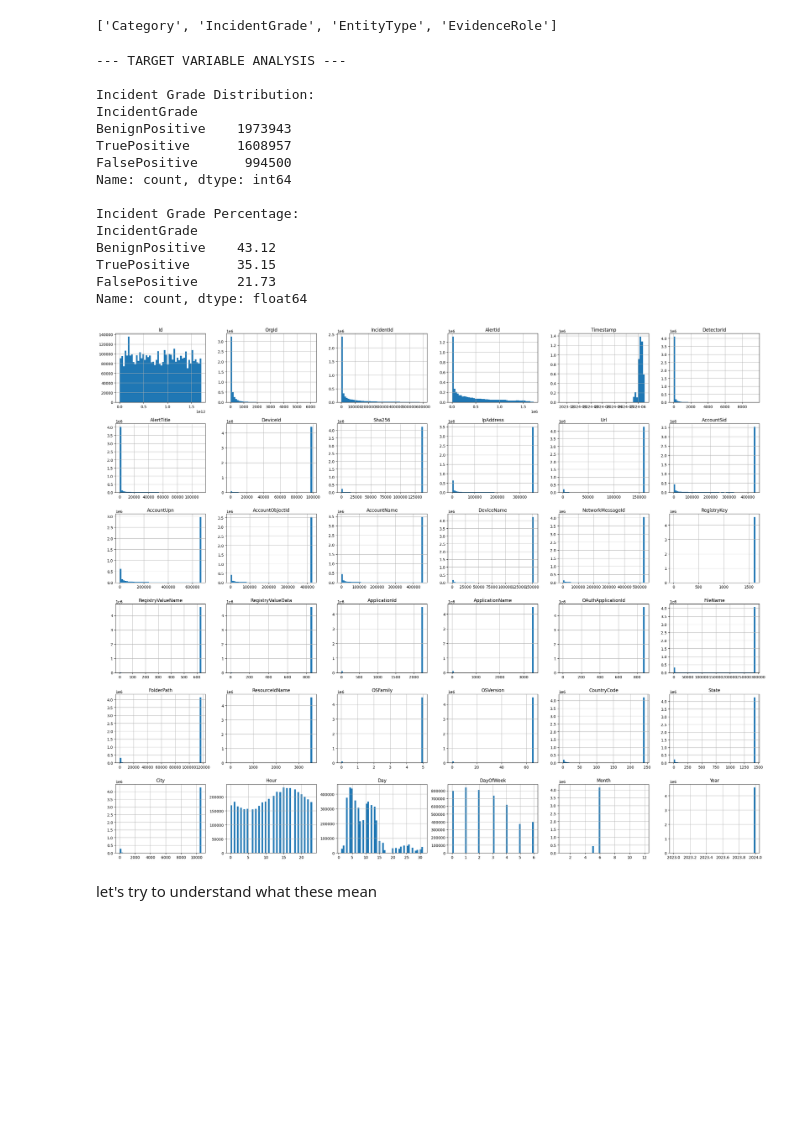
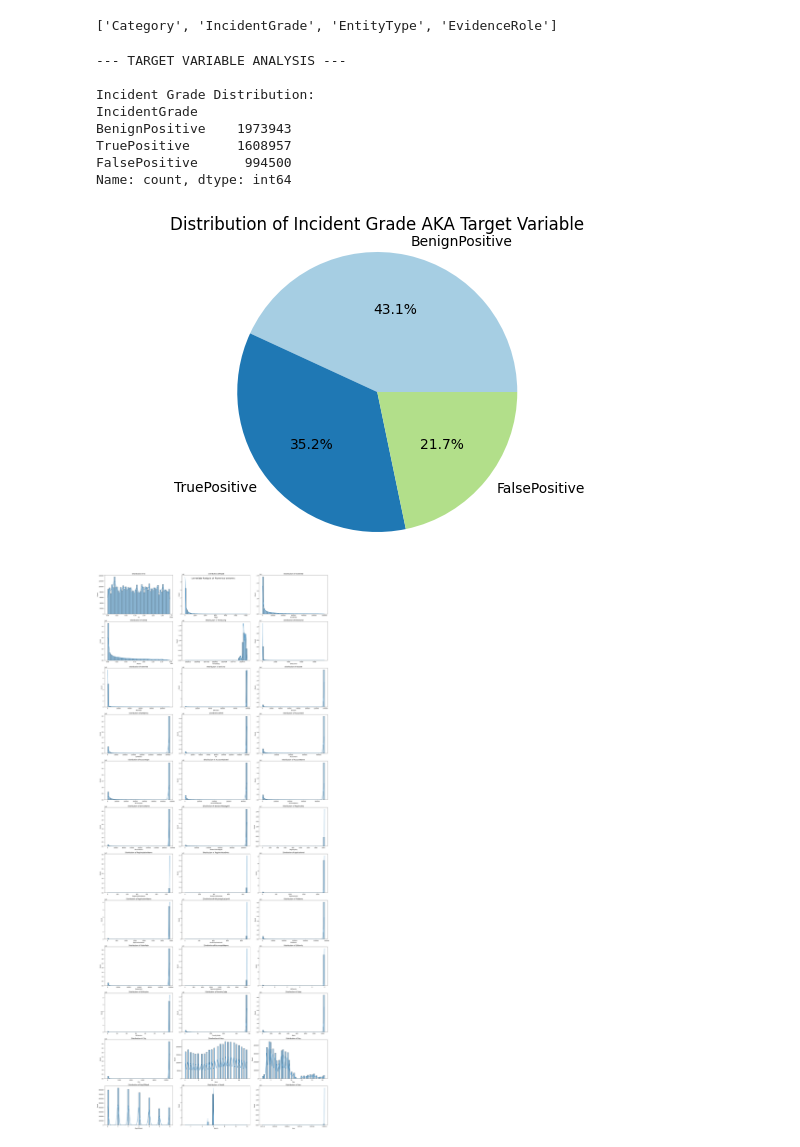
Before and after one commit to Pooja-Spandana/Guvi---Microsoft-Cybersecurity, a Jupyter notebook: Notebooks/new.ipynb, the cells around one changed output. Saved outputs shown, nothing was run; the diff lists cells and outputs as text; code cells hidden in the pictures; blank space fills up the shorter version.

```diff
--- a/Notebooks/new.ipynb
+++ b/Notebooks/new.ipynb
@@ -236,34 +236,40 @@ cat_features
 # %% [output]
 ['Category', 'IncidentGrade', 'EntityType', 'EvidenceRole']
 # %%
-# EXAMINE TARGET VARIABLE
+# TARGET VARIABLE ANALYSIS
 print("\n--- TARGET VARIABLE ANALYSIS ---")
 print("\nIncident Grade Distribution:")
 grade_counts = clean_df['IncidentGrade'].value_counts()
 print(grade_counts)
-print("\nIncident Grade Percentage:")
-print((grade_counts / len(clean_df) * 100).round(2))
+
+plt.figure(figsize=(7, 4))
+plt.pie(grade_counts, labels=grade_counts.index, autopct='%1.1f%%', colors=plt.cm.Paired.colors)
+plt.title('Distribution of Incident Grade AKA Target Variable', fontsize=12)
+plt.axis('equal')
+plt.show()
 # %% [output]
 --- TARGET VARIABLE ANALYSIS ---
 
 Incident Grade Distribution:
 IncidentGrade
 BenignPositive    1973943
 TruePositive      1608957
 FalsePositive      994500
 Name: count, dtype: int64
-
-Incident Grade Percentage:
-IncidentGrade
-BenignPositive    43.12
-TruePositive      35.15
-FalsePositive     21.73
-Name: count, dtype: float64
+[figure, added]
-# %%
-clean_df.hist(bins=50, figsize=(25,20))
-plt.tight_layout()
-plt.show()
-# %% [output]
-[figure, removed]
-# %% [markdown]
-let's try to understand what these mean
+# %%
+n_cols = 3
+n_rows = (len(num_features) + 1) // n_cols
+plt.figure(figsize=(25, 5 * n_rows))
+plt.suptitle('Univariate Analysis of Numerical columns\n', fontsize=16)
+
+for i, col in enumerate(num_features, 1):
+    plt.subplot(n_rows, n_cols, i)
+    sns.histplot(clean_df[col], bins=50, kde=True)
+    plt.title(f'Distribution of {col}')
+    plt.xlabel(col)
+
+plt.tight_layout()
+plt.show()
+# %% [output]
+[figure, added]
```
Also changed, not shown: parts of 7 cells of this notebook.
